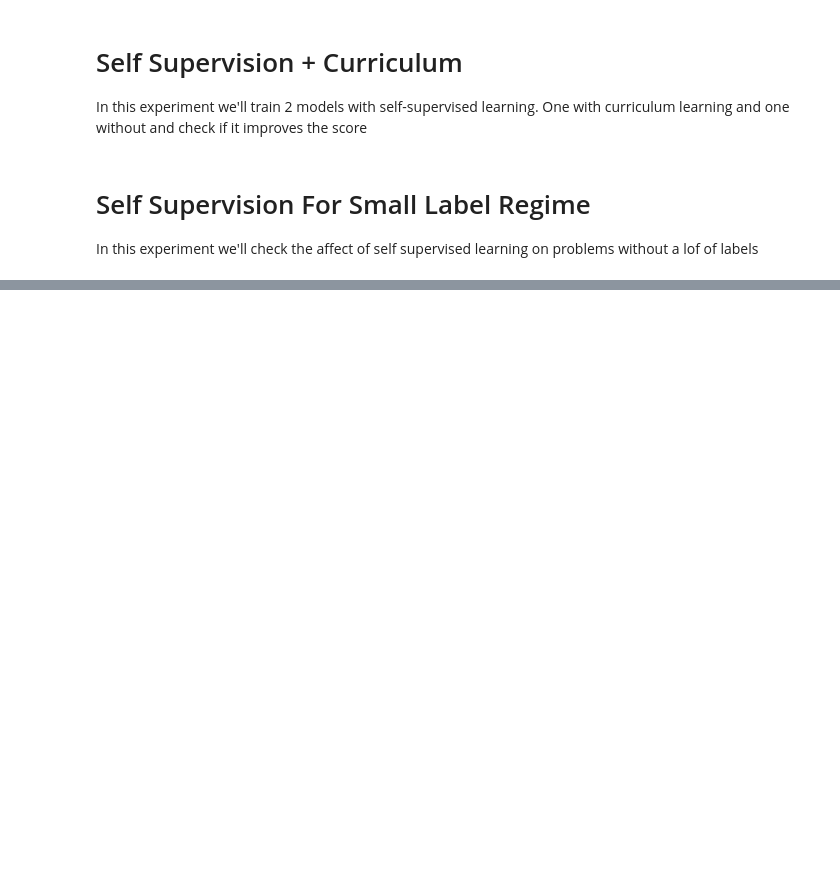
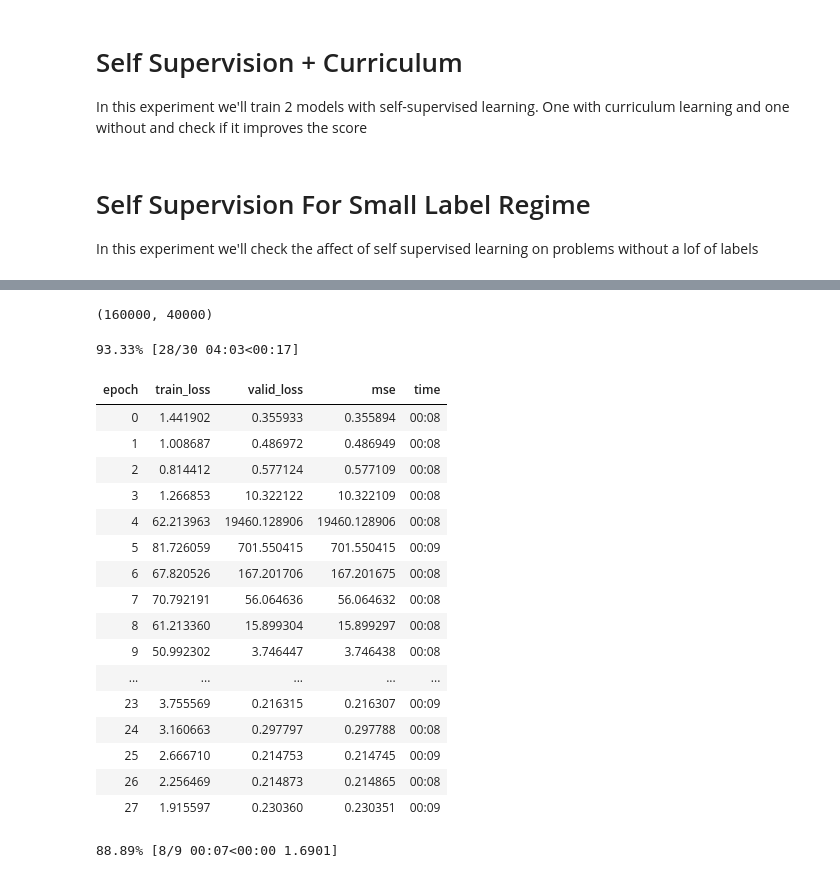
Before and after one commit to matanc1/tabnet, a Jupyter notebook: 03_experiments.ipynb, the cells around one changed output, grey strips where cells are left out. Cells and saved outputs as stored; diff of their text form; code cells hidden in the pictures; blank space fills up the shorter version.

Commit message:
Fixing self supervision

```diff
--- a/03_experiments.ipynb
+++ b/03_experiments.ipynb
@@ -174,7 +195,8 @@ feature_columns = (
 
 params = dict(cont_names = cont_names, y_names = target, cat_names = cat_names)
 procs=[Categorify, FillMissing, Normalize]
-model_params = dict(n_d=64, n_a=64, n_steps=5, virtual_batch_size=512, gamma=1.5, bs=1024*16, lambda_sparse=1e-5)
+model_params = dict(n_d=64, n_a=64, n_steps=5, virtual_batch_size=512, gamma=1.5, bs=1024*16,
+                    lambda_sparse=1e-4, momentum=0.7, n_shared_ft_blocks=2, n_independent_ft_blocks=2)
 # %%
 df = pd.read_csv(forest_path, header=None, names=feature_columns).sample(n=200_000)
 df.shape
@@ -369,2 +307,2 @@ tp.train.ys[tp.y_names[0]].value_counts()
 # %%
-learn = tabnet_df_classifier(df, **params, tabnet_args=new_params, val_pct=0.2)
+learn_ss = tabnet_df_self_sup(df, **params, **model_params, cbs=[], val_pct=0.2, loss_func=MSELossFlat())
@@ -377,3 +336,24 @@ learn.fit_one_cycle(30, 1e-1/2)
 # %%
-learn_ss = tabnet_df_self_sup(df, **params, tabnet_args=model_params)
 learn_ss.dls.train.n, learn_ss.dls.valid.n
+learn_ss.fit_one_cycle(30, slice(3e-3, 5e-1))
+# %% [output]
+(160000, 40000)
+93.33% [28/30 04:03<00:17]
+| epoch | train_loss | valid_loss | mse | time |
+| 0 | 1.441902 | 0.355933 | 0.355894 | 00:08 |
+| 1 | 1.008687 | 0.486972 | 0.486949 | 00:08 |
+| 2 | 0.814412 | 0.577124 | 0.577109 | 00:08 |
+| 3 | 1.266853 | 10.322122 | 10.322109 | 00:08 |
+| 4 | 62.213963 | 19460.128906 | 19460.128906 | 00:08 |
+| 5 | 81.726059 | 701.550415 | 701.550415 | 00:09 |
+| 6 | 67.820526 | 167.201706 | 167.201675 | 00:08 |
+| 7 | 70.792191 | 56.064636 | 56.064632 | 00:08 |
+| 8 | 61.213360 | 15.899304 | 15.899297 | 00:08 |
+| 9 | 50.992302 | 3.746447 | 3.746438 | 00:08 |
+| ... | ... | ... | ... | ... |
+| 23 | 3.755569 | 0.216315 | 0.216307 | 00:09 |
+| 24 | 3.160663 | 0.297797 | 0.297788 | 00:08 |
+| 25 | 2.666710 | 0.214753 | 0.214745 | 00:09 |
+| 26 | 2.256469 | 0.214873 | 0.214865 | 00:08 |
+| 27 | 1.915597 | 0.230360 | 0.230351 | 00:09 |
+88.89% [8/9 00:07<00:00 1.6901]
```
Also changed, not shown: parts of 61 cells of this notebook, 4 other files.
